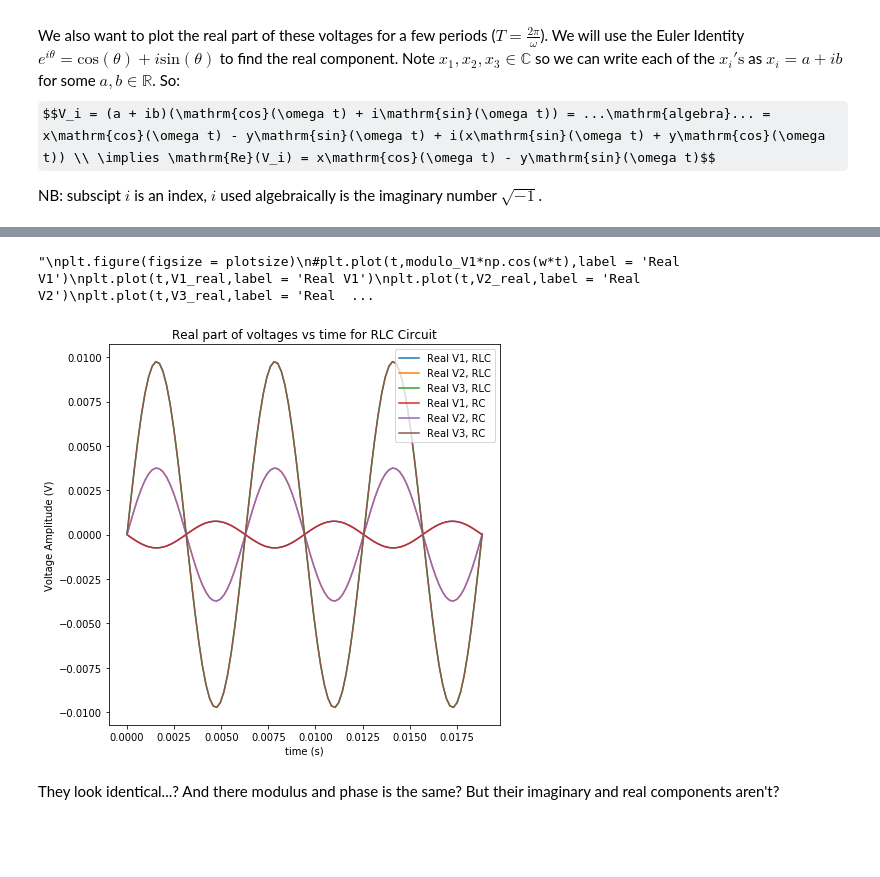
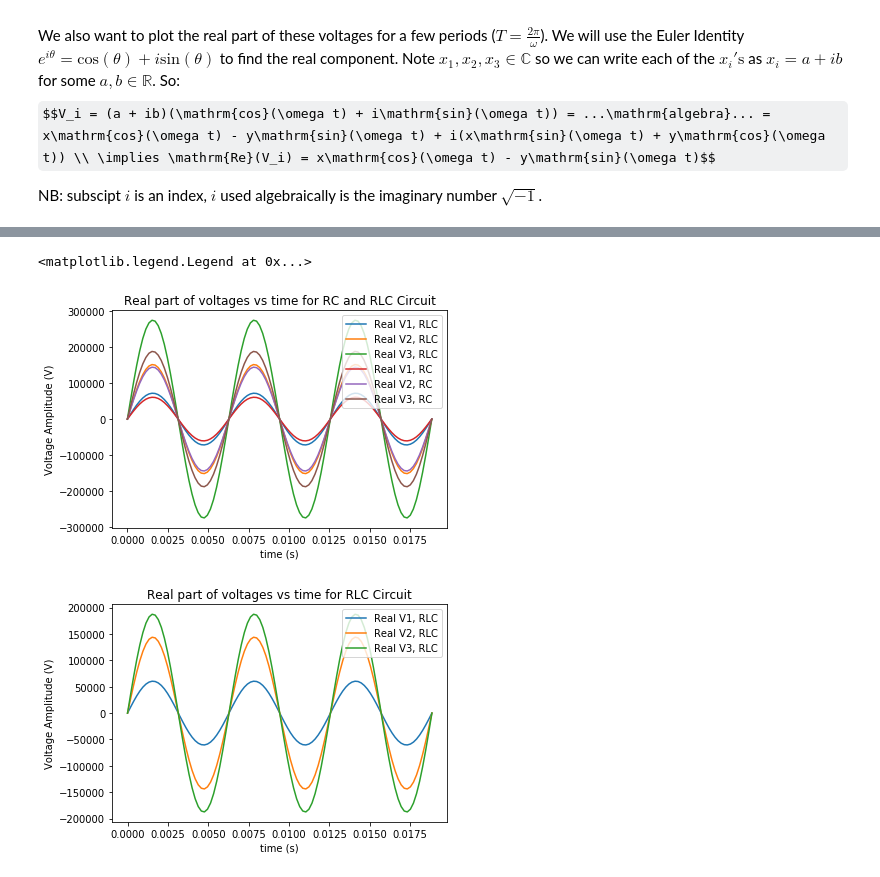
Before and after one commit to andrewkhardy/PHY-407, a Jupyter notebook: Lab04_Q1.ipynb, the cells around one changed output, grey strips where cells are left out. Saved outputs shown, nothing was run; the diff lists cells and outputs as text; code cells hidden in the pictures; some formulas as TeX source; blank space fills up the shorter version.

```diff
--- a/Lab04_Q1.ipynb
+++ b/Lab04_Q1.ipynb
@@ -282,13 +279,18 @@ phase of V3 = -1.5668155739330156
 #for RC circuit
 T = 2*np.pi/w #1 period in s
 t = np.linspace(0,3*T,100) #time for 3 periods
+#add complex time evoltution
+#python doesn't know eulers identity so we hard code it
+#for e^{i w t}
+V1_fct_time = V1*(np.cos(w*t) + i*np.sin(w*t))
+V2_fct_time = V2*(np.cos(w*t) + i*np.sin(w*t))
+V3_fct_time = V3*(np.cos(w*t) + i*np.sin(w*t))
 #get real components of voltage according to derived
-#expression in introduction
-V1_real = V1.real*np.cos(w*t) - V1.imag*np.sin(w*t)
-V2_real = V2.real*np.cos(w*t) - V2.imag*np.sin(w*t)
-V3_real = V3.real*np.cos(w*t) - V3.imag*np.sin(w*t)
+V1_real = np.real(V1_fct_time)
+V2_real = np.real(V2_fct_time)
+V3_real = np.real(V3_fct_time)
 
-plt.figure(figsize = plotsize)
+plt.figure()
 plt.plot(t,V1_real,label = 'Real V1')
 plt.plot(t,V2_real,label = 'Real V2')
 plt.plot(t,V3_real,label = 'Real V3')
@@ -337,36 +339,39 @@ phase of V3 = -1.5680624329512014
 # %%
 #plot voltages with their time-evolving phases for several periods
 #for RLC circuit
+
+#add complex time evoltution
+#python doesn't know eulers identity so we hard code it
+#for e^{i w t}
+V1p_fct_time = V1p*(np.cos(w*t) + i*np.sin(w*t))
+V2p_fct_time = V2p*(np.cos(w*t) + i*np.sin(w*t))
+V3p_fct_time = V3p*(np.cos(w*t) + i*np.sin(w*t))
 #get real components of voltage according to derived
-#expression in introduction
-V1p_real = V1p.real*np.cos(w*t) - V1p.imag*np.sin(w*t)
-V2p_real = V2p.real*np.cos(w*t) - V2p.imag*np.sin(w*t)
-V3p_real = V3p.real*np.cos(w*t) - V3p.imag*np.sin(w*t)
+V1p_real = np.real(V1p_fct_time)
+V2p_real = np.real(V2p_fct_time)
+V3p_real = np.real(V3p_fct_time)
 
-plt.figure(figsize = plotsize)
+plt.figure()
 plt.plot(t,V1p_real,label = 'Real V1, RLC')
 plt.plot(t,V2p_real,label = 'Real V2, RLC')
 plt.plot(t,V3p_real,label = 'Real V3, RLC')
 plt.plot(t,V1_real,label = 'Real V1, RC')
 plt.plot(t,V2_real,label = 'Real V2, RC')
 plt.plot(t,V3_real,label = 'Real V3, RC')
+plt.title('Real part of voltages vs time for RC and RLC Circuit')
+plt.ylabel('Voltage Amplitude (V)')
+plt.xlabel('time (s)')
+plt.legend()
+
+plt.figure()
+plt.plot(t,V1_real,label = 'Real V1, RLC')
+plt.plot(t,V2_real,label = 'Real V2, RLC')
+plt.plot(t,V3_real,label = 'Real V3, RLC')
 plt.title('Real part of voltages vs time for RLC Circuit')
 plt.ylabel('Voltage Amplitude (V)')
 plt.xlabel('time (s)')
 plt.legend()
-'''
-plt.figure(figsize = plotsize)
-#plt.plot(t,modulo_V1*np.cos(w*t),label = 'Real V1')
-plt.plot(t,V1_real,label = 'Real V1')
-plt.plot(t,V2_real,label = 'Real V2')
-plt.plot(t,V3_real,label = 'Real V3')
-plt.title('Real part of voltages vs time for RC Circuit')
-plt.ylabel('Voltage Amplitude (V)')
-plt.xlabel('time (s)')
-plt.legend()
-'''
 # %% [output]
-"\nplt.figure(figsize = plotsize)\n#plt.plot(t,modulo_V1*np.cos(w*t),label = 'Real V1')\nplt.plot(t,V1_real,label = 'Real V1')\nplt.plot(t,V2_real,label = 'Real V2')\nplt.plot(t,V3_real,label = 'Real  ...
+<matplotlib.legend.Legend at 0x...>
-[figure, old version]
+[figure, new version]
+[figure, added]
-# %% [markdown]
-They look identical...? And there modulus and phase is the same? But their imaginary and real components aren't?
```
Also changed, not shown: parts of 10 cells of this notebook.
